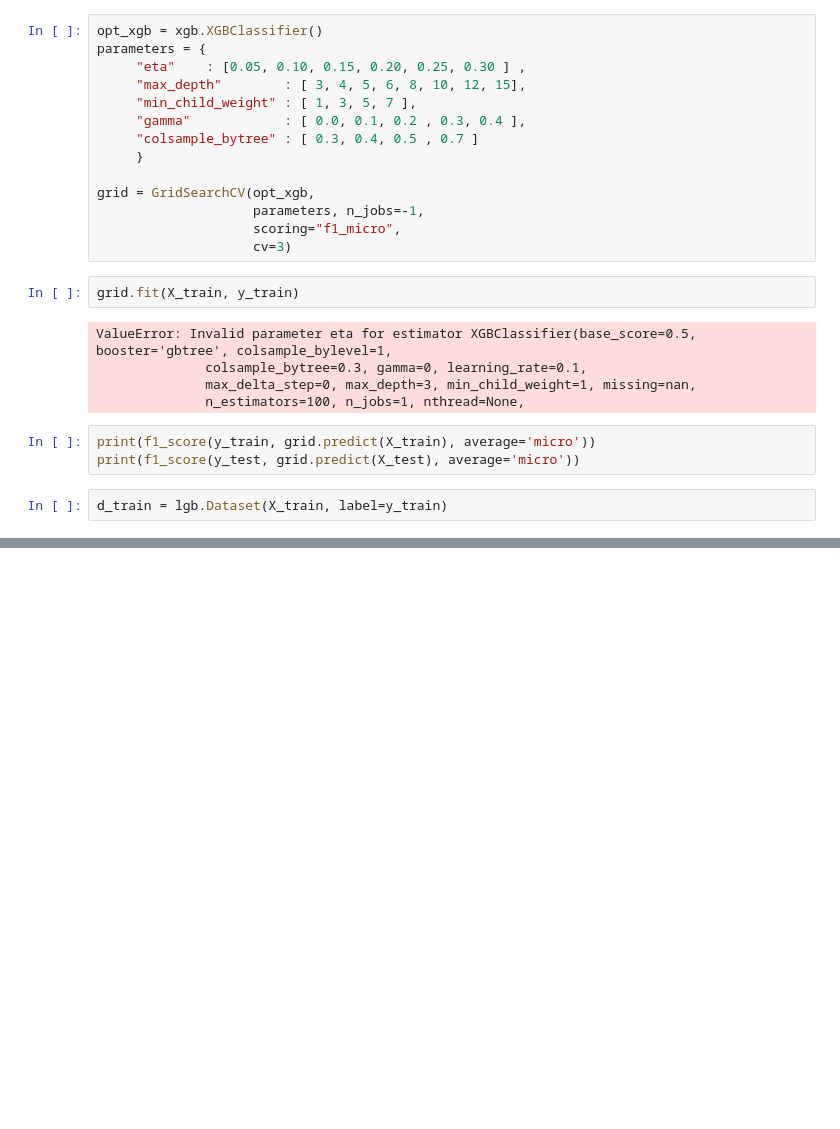
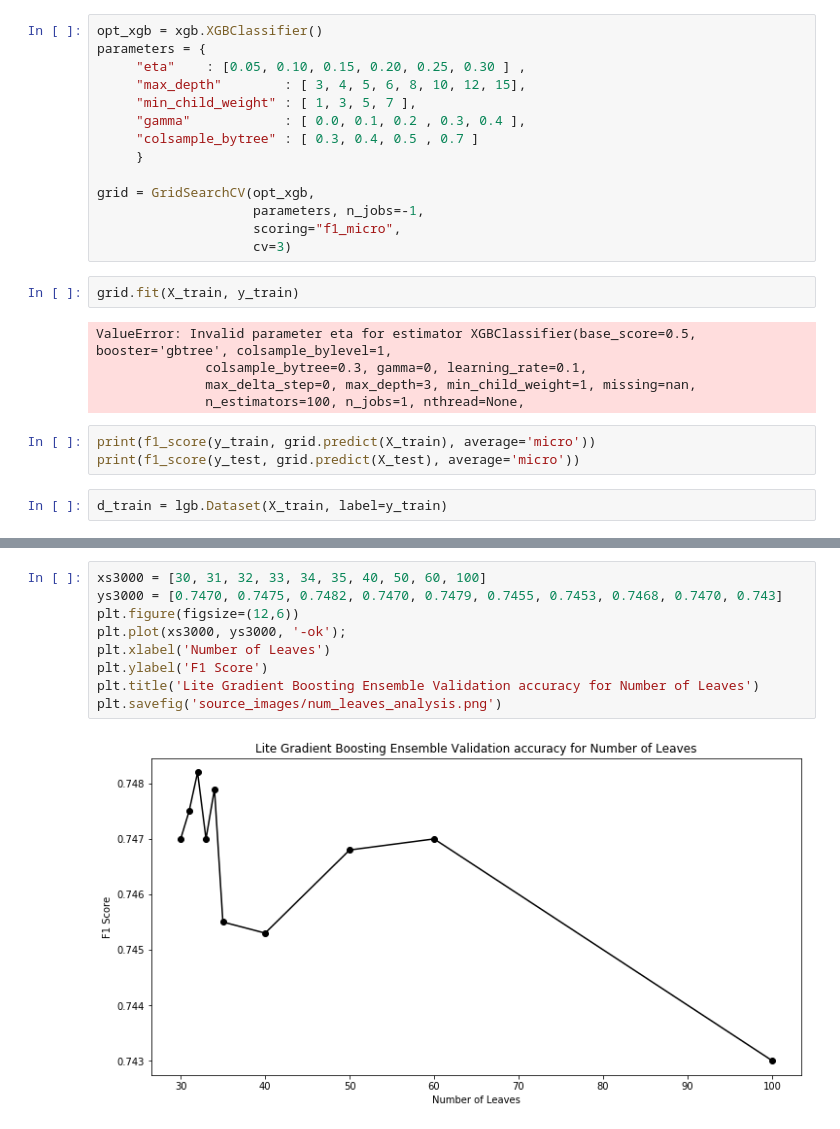
Before and after one commit to vidhur2k/Earthquake-Prediction, a Jupyter notebook: Trees.ipynb, the cells around one changed output, grey strips where cells are left out. Cells and saved outputs as stored; diff of their text form; blank space fills up the shorter version.

```diff
--- a/Trees.ipynb
+++ b/Trees.ipynb
@@ -304,0 +345,11 @@ d_train = lgb.Dataset(X_train, label=y_train)
+# %%
+xs3000 = [30, 31, 32, 33, 34, 35, 40, 50, 60, 100]
+ys3000 = [0.7470, 0.7475, 0.7482, 0.7470, 0.7479, 0.7455, 0.7453, 0.7468, 0.7470, 0.743]
+plt.figure(figsize=(12,6))
+plt.plot(xs3000, ys3000, '-ok');
+plt.xlabel('Number of Leaves')
+plt.ylabel('F1 Score')
+plt.title('Lite Gradient Boosting Ensemble Validation accuracy for Number of Leaves')
+plt.savefig('source_images/num_leaves_analysis.png')
+# %% [output]
+[figure, added]
```
Also changed, not shown: parts of 5 cells of this notebook, 10 other files.
